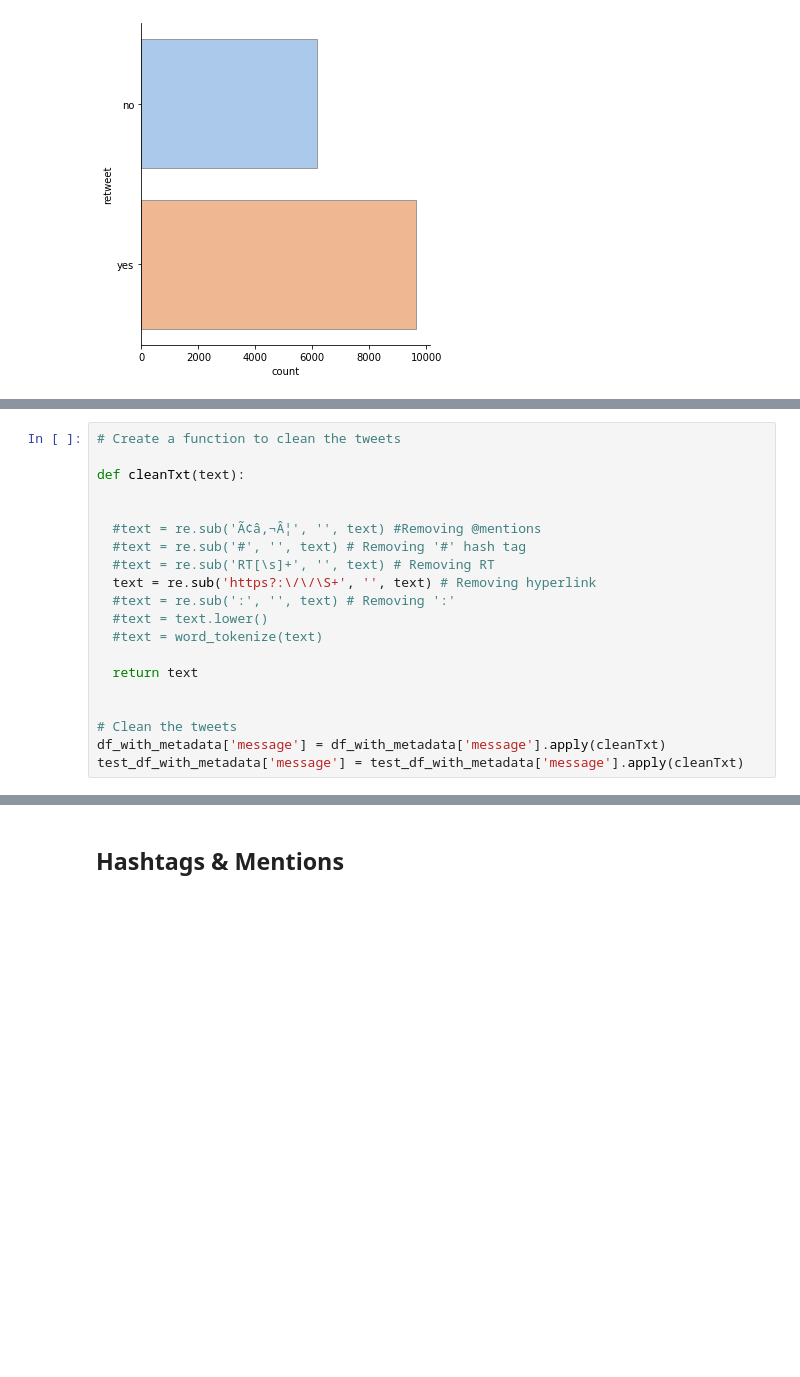
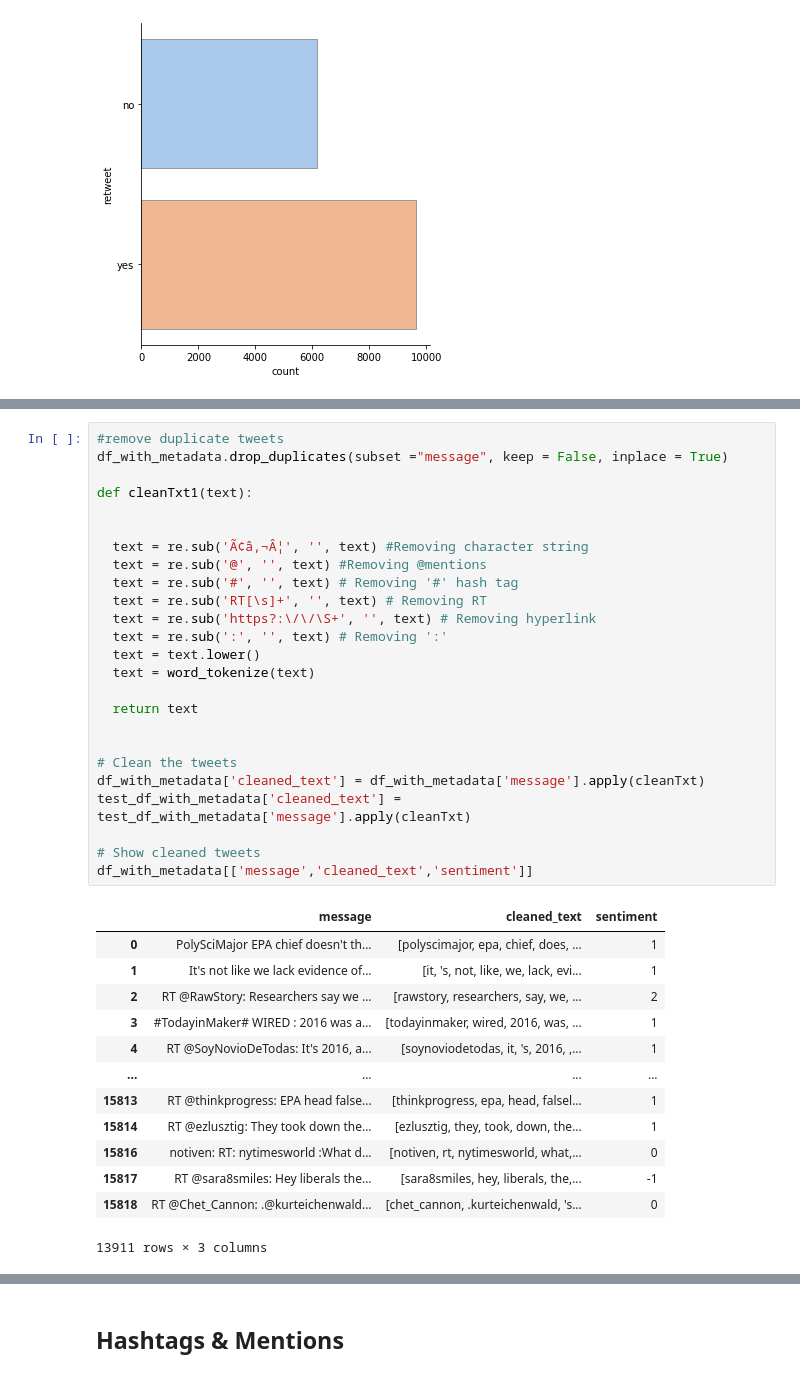
Before and after one commit to jonnybegreat/Climate-Change-Sentiment-Analysis, a Jupyter notebook: Jonny_EDA_2.ipynb, the cells around one changed output, grey strips where cells are left out. Cells and saved outputs as stored; diff of their text form; blank space fills up the shorter version.

```diff
--- a/Jonny_EDA_2.ipynb
+++ b/Jonny_EDA_2.ipynb
@@ -162,20 +203,39 @@ Almost two-thirds of these tweets are Retweets! This means that there might be a
 # %%
-# Create a function to clean the tweets
+#remove duplicate tweets
+df_with_metadata.drop_duplicates(subset ="message", keep = False, inplace = True)
 
-def cleanTxt(text):
+def cleanTxt1(text):
 
 
-  #text = re.sub('Ã¢â‚¬Â¦', '', text) #Removing @mentions
-  #text = re.sub('#', '', text) # Removing '#' hash tag
-  #text = re.sub('RT[\s]+', '', text) # Removing RT
+  text = re.sub('Ã¢â‚¬Â¦', '', text) #Removing character string
+  text = re.sub('@', '', text) #Removing @mentions
+  text = re.sub('#', '', text) # Removing '#' hash tag
+  text = re.sub('RT[\s]+', '', text) # Removing RT
   text = re.sub('https?:\/\/\S+', '', text) # Removing hyperlink
-  #text = re.sub(':', '', text) # Removing ':'
-  #text = text.lower()
-  #text = word_tokenize(text)
+  text = re.sub(':', '', text) # Removing ':'
+  text = text.lower()
+  text = word_tokenize(text)
 
   return text
 
 
 # Clean the tweets
-df_with_metadata['message'] = df_with_metadata['message'].apply(cleanTxt)
-test_df_with_metadata['message'] = test_df_with_metadata['message'].apply(cleanTxt)
+df_with_metadata['cleaned_text'] = df_with_metadata['message'].apply(cleanTxt)
+test_df_with_metadata['cleaned_text'] = test_df_with_metadata['message'].apply(cleanTxt)
+
+# Show cleaned tweets
+df_with_metadata[['message','cleaned_text','sentiment']]
+# %% [output]
+|  | message | cleaned_text | sentiment |
+| 0 | PolySciMajor EPA chief doesn't th... | [polyscimajor, epa, chief, does, ... | 1 |
+| 1 | It's not like we lack evidence of... | [it, 's, not, like, we, lack, evi... | 1 |
+| 2 | RT @RawStory: Researchers say we ... | [rawstory, researchers, say, we, ... | 2 |
+| 3 | #TodayinMaker# WIRED : 2016 was a... | [todayinmaker, wired, 2016, was, ... | 1 |
+| 4 | RT @SoyNovioDeTodas: It's 2016, a... | [soynoviodetodas, it, 's, 2016, ,... | 1 |
+| ... | ... | ... | ... |
+| 15813 | RT @thinkprogress: EPA head false... | [thinkprogress, epa, head, falsel... | 1 |
+| 15814 | RT @ezlusztig: They took down the... | [ezlusztig, they, took, down, the... | 1 |
+| 15816 | notiven: RT: nytimesworld :What d... | [notiven, rt, nytimesworld, what,... | 0 |
+| 15817 | RT @sara8smiles: Hey liberals the... | [sara8smiles, hey, liberals, the,... | -1 |
+| 15818 | RT @Chet_Cannon: .@kurteichenwald... | [chet_cannon, .kurteichenwald, 's... | 0 |
+13911 rows × 3 columns
```
Also changed, not shown: parts of 15 cells of this notebook.
